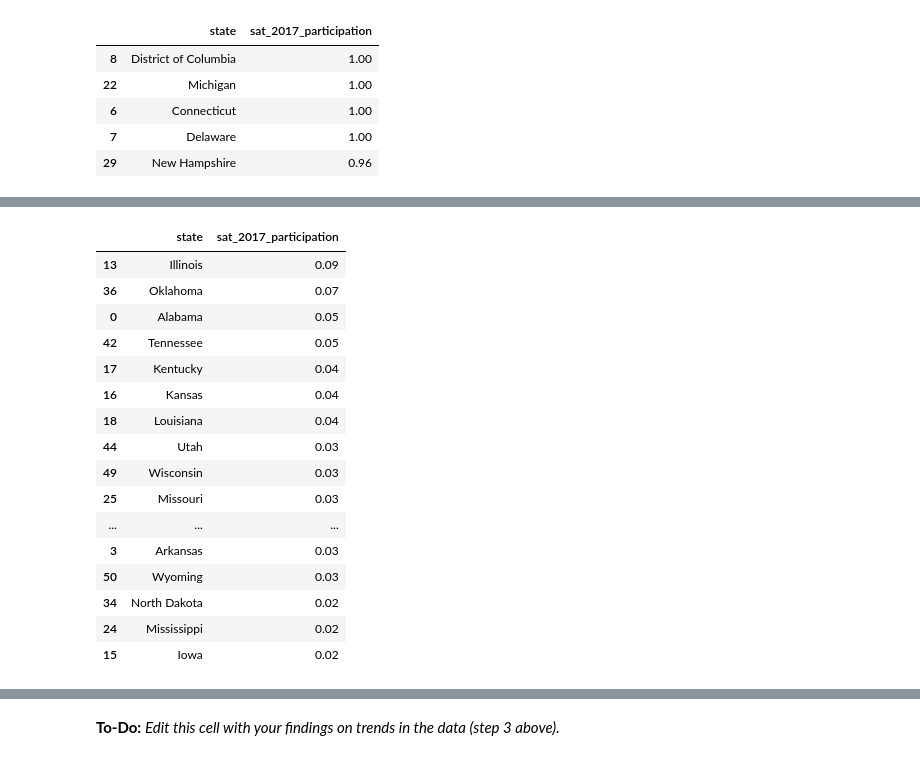
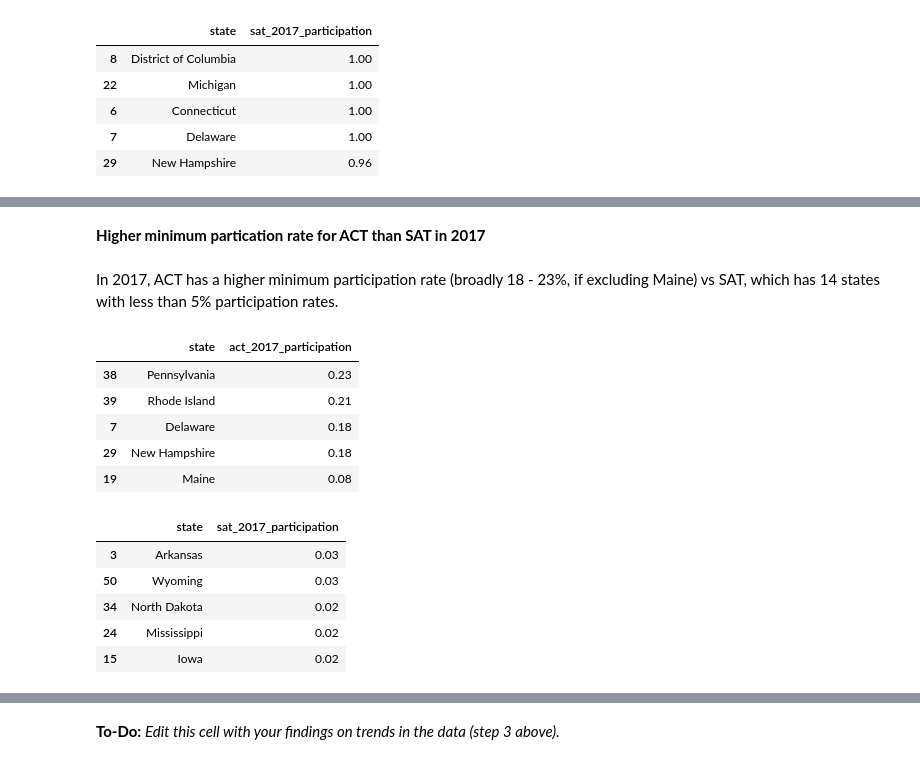
Before and after one commit to benpoh90/Projects, a Jupyter notebook: project_1/code/ben_poh_project_1.ipynb, the cells around one changed output, grey strips where cells are left out. Saved outputs shown, nothing was run; the diff lists cells and outputs as text; code cells hidden in the pictures.

```diff
--- a/project_1/code/Ben Poh Project 1.ipynb
+++ b/project_1/code/ben_poh_project_1.ipynb
@@ -735,19 +787,24 @@ combined_everything[['state','sat_2017_participation']].sort_values(by='sat_2017
+# %% [markdown]
+**Higher minimum partication rate for ACT than SAT in 2017**
+# %% [markdown]
+In 2017, ACT has a higher minimum participation rate (broadly 18 - 23%, if excluding Maine) vs SAT, which has 14 states with less than 5% participation rates.
+# %%
+#ACT 2017 participation rates
+
+combined_everything[['state','act_2017_participation']].sort_values(by='act_2017_participation',ascending=False).tail(5)
+# %% [output]
+|  | state | act_2017_participation |
+| 38 | Pennsylvania | 0.23 |
+| 39 | Rhode Island | 0.21 |
+| 7 | Delaware | 0.18 |
+| 29 | New Hampshire | 0.18 |
+| 19 | Maine | 0.08 |
 # %%
-# Lowest SAT participation rate
-combined_everything[['state','sat_2017_participation']].sort_values(by='sat_2017_participation',ascending=False).tail(18)
+#SAT 2017 participation rates
+
+combined_everything[['state','sat_2017_participation']].sort_values(by='sat_2017_participation',ascending=False).tail(5)
 # %% [output]
 |  | state | sat_2017_participation |
-| 13 | Illinois | 0.09 |
-| 36 | Oklahoma | 0.07 |
-| 0 | Alabama | 0.05 |
-| 42 | Tennessee | 0.05 |
-| 17 | Kentucky | 0.04 |
-| 16 | Kansas | 0.04 |
-| 18 | Louisiana | 0.04 |
-| 44 | Utah | 0.03 |
-| 49 | Wisconsin | 0.03 |
-| 25 | Missouri | 0.03 |
-| ... | ... | ... |
 | 3 | Arkansas | 0.03 |
 | 50 | Wyoming | 0.03 |
 | 34 | North Dakota | 0.02 |
```
Also changed, not shown: parts of 89 cells of this notebook, 1 other file.
